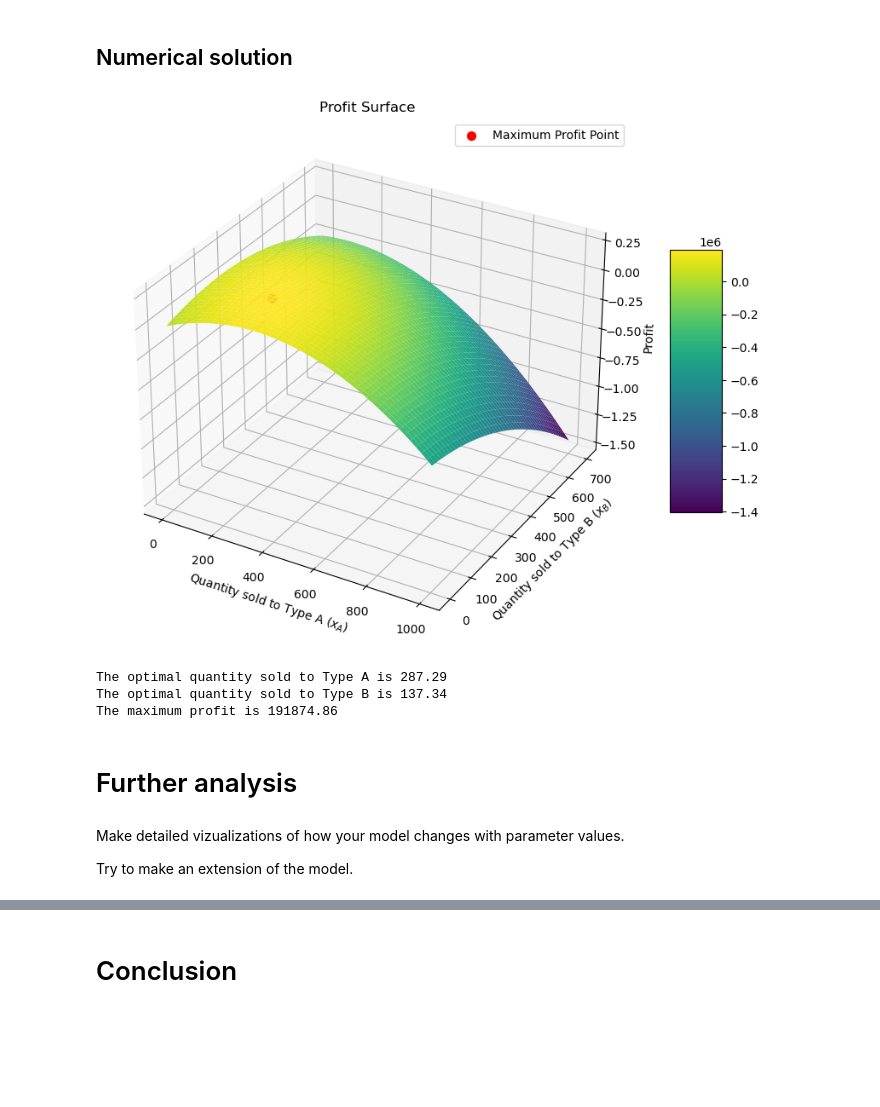
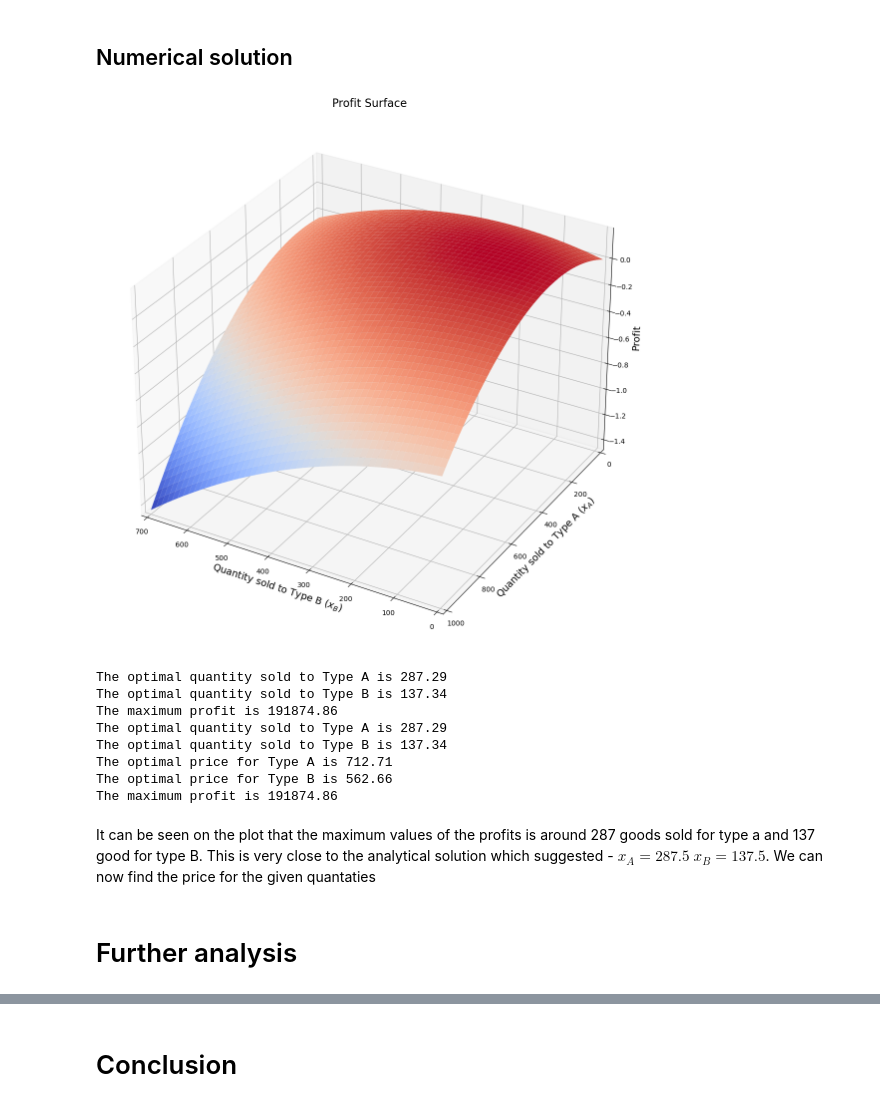
Before and after one commit to NumEconCopenhagen/projects-2024-rasmus, a Jupyter notebook: modelproject/modelproject.ipynb, the cells around one changed output, grey strips where cells are left out. Saved outputs shown, nothing was run; the diff lists cells and outputs as text; code cells hidden in the pictures; blank space fills up the shorter version.

```diff
--- a/modelproject/modelproject.ipynb
+++ b/modelproject/modelproject.ipynb
@@ -200,50 +200,65 @@ def total_cost(x):
 def profit(x_A, x_B):
     total_revenue = p_A(x_A) * x_A + p_B(x_B) * x_B
     total_cost = (x_A + x_B)**2 / 2
     return total_revenue - total_cost
 
 # Use a finer grid by increasing the number of points in linspace
 x_A = np.linspace(0, 1000, 1000)  # Using 1000 points for x_A
 x_B = np.linspace(0, 700, 1000)   # Using 1000 points for x_B
 
 # Create a grid of x_A and x_B values
 X_A, X_B = np.meshgrid(x_A, x_B)
 
 # Calculate profits for each combination of x_A and x_B
 Profits = profit(X_A, X_B)
 
 # Find the index of the maximum profit
 max_profit_idx = np.argmax(Profits)
 optimal_x_A = X_A.flatten()[max_profit_idx]
 optimal_x_B = X_B.flatten()[max_profit_idx]
 optimal_profit = Profits.flatten()[max_profit_idx]
 
 # Plotting the profit surface
-fig = plt.figure(figsize=(12, 8))
+fig = plt.figure(figsize=(16, 14))  # Increase the size of the plot
 ax = fig.add_subplot(111, projection='3d')
-surf = ax.plot_surface(X_A, X_B, Profits, cmap='viridis', edgecolor='none')
-ax.scatter(optimal_x_A, optimal_x_B, optimal_profit, color='r', s=50, label='Maximum Profit Point')  # Mark the max point
-ax.set_xlabel('Quantity sold to Type A ($x_A$)')
-ax.set_ylabel('Quantity sold to Type B ($x_B$)')
-ax.set_zlabel('Profit')
-ax.set_title('Profit Surface')
-ax.legend()
-fig.colorbar(surf, ax=ax, shrink=0.5, aspect=5)
+surf = ax.plot_surface(X_B, X_A, Profits, cmap='coolwarm', edgecolor='none')  # Swap X_A and X_B
+ax.set_xlabel('Quantity sold to Type B ($x_B$)', fontsize=14)  # Change the x label
+ax.set_ylabel('Quantity sold to Type A ($x_A$)', fontsize=14)  # Change the y label
+ax.set_zlabel('Profit', fontsize=14)  # Increase the size of the z label
+ax.set_title('Profit Surface', fontsize=16)  # Increase the size of the title
+ax.view_init(30, 120)  # Change the viewing angle
+ax.set_xlim(0, np.max(X_B))  # Set x-axis limits
+ax.set_ylim(0, np.max(X_A))  # Set y-axis limits
+ax.set_zlim(np.min(Profits), np.max(Profits))  # Set z-axis limits
 plt.show()
-
 
 # Print the optimal quantities and profit
 print(f'The optimal quantity sold to Type A is {optimal_x_A:.2f}')
 print(f'The optimal quantity sold to Type B is {optimal_x_B:.2f}')
 print(f'The maximum profit is {optimal_profit:.2f}')
+
+
+# Finding the prices given the optimal quantities
+optimal_price_A = p_A(optimal_x_A)
+optimal_price_B = p_B(optimal_x_B)
+
+# Print the optimal quantities, prices and profit
+print(f'The optimal quantity sold to Type A is {optimal_x_A:.2f}')
+print(f'The optimal quantity sold to Type B is {optimal_x_B:.2f}')
+print(f'The optimal price for Type A is {optimal_price_A:.2f}')
+print(f'The optimal price for Type B is {optimal_price_B:.2f}')
+print(f'The maximum profit is {optimal_profit:.2f}')
 # %% [output]
-[figure, old version]
+[figure, new version]
 The optimal quantity sold to Type A is 287.29
 The optimal quantity sold to Type B is 137.34
 The maximum profit is 191874.86
+The optimal quantity sold to Type A is 287.29
+The optimal quantity sold to Type B is 137.34
+The optimal price for Type A is 712.71
+The optimal price for Type B is 562.66
+The maximum profit is 191874.86
+# %% [markdown]
+It can be seen on the plot that the maximum values of the profits is around 287 goods sold for type a and 137 good for type B. This is very close to the analytical solution which suggested - $x_A = 287.5$ $x_B = 137.5$. We can now find the price for the given quantaties
 # %% [markdown]
 # Further analysis
-# %% [markdown]
-Make detailed vizualizations of how your model changes with parameter values.
-
-Try to make an extension of the model.
```
Also changed, not shown: parts of 1 cell of this notebook.
